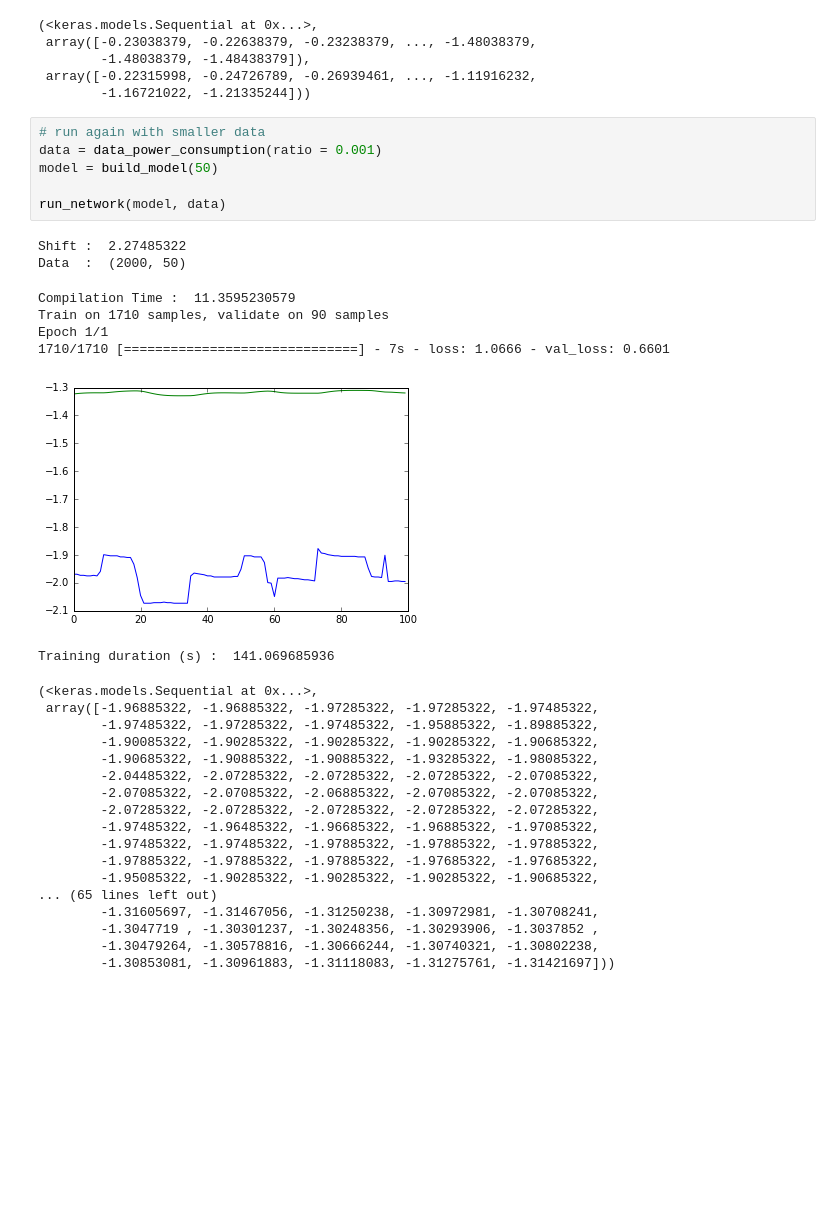
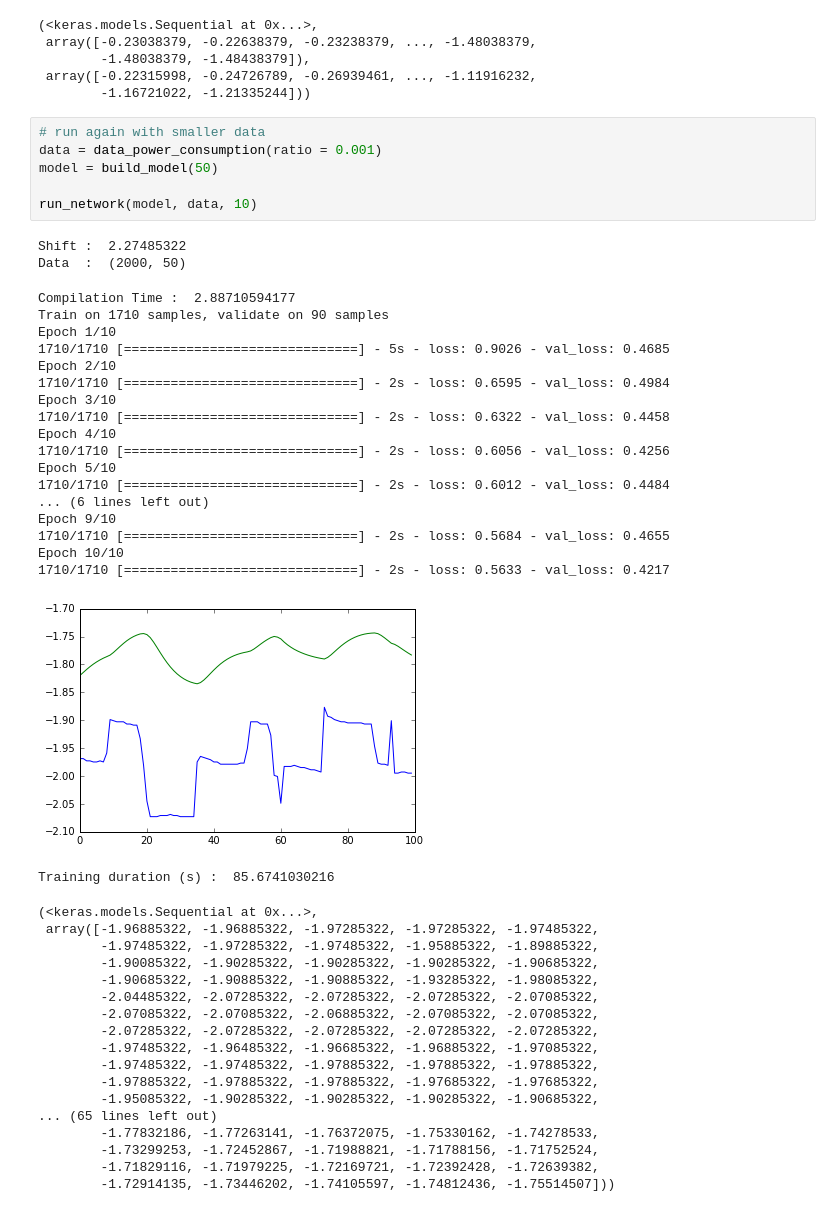
Before and after one commit to nqbao/ML-Journey, a Jupyter notebook: notebooks/Power consumption prediction.ipynb, the cells around one changed output. Saved outputs shown, nothing was run; the diff lists cells and outputs as text; blank space fills up the shorter version.

Commit message:
Power consumption: Rerunning with 10 epochs

```diff
--- a/notebooks/Power consumption prediction.ipynb
+++ b/notebooks/Power consumption prediction.ipynb
@@ -145,18 +145,31 @@ Training duration (s) :  141.325792789
 # %%
 # run again with smaller data
 data = data_power_consumption(ratio = 0.001)
 model = build_model(50)
 
-run_network(model, data)
+run_network(model, data, 10)
 # %% [output]
 Shift :  2.27485322
 Data  :  (2000, 50)
-Compilation Time :  11.3595230579
+Compilation Time :  2.88710594177
 Train on 1710 samples, validate on 90 samples
-Epoch 1/1
-1710/1710 [==============================] - 7s - loss: 1.0666 - val_loss: 0.6601
+Epoch 1/10
+1710/1710 [==============================] - 5s - loss: 0.9026 - val_loss: 0.4685
+Epoch 2/10
+1710/1710 [==============================] - 2s - loss: 0.6595 - val_loss: 0.4984
+Epoch 3/10
+1710/1710 [==============================] - 2s - loss: 0.6322 - val_loss: 0.4458
+Epoch 4/10
+1710/1710 [==============================] - 2s - loss: 0.6056 - val_loss: 0.4256
+Epoch 5/10
+1710/1710 [==============================] - 2s - loss: 0.6012 - val_loss: 0.4484
+... (6 lines left out)
+Epoch 9/10
+1710/1710 [==============================] - 2s - loss: 0.5684 - val_loss: 0.4655
+Epoch 10/10
+1710/1710 [==============================] - 2s - loss: 0.5633 - val_loss: 0.4217
-[figure, old version]
+[figure, new version]
-Training duration (s) :  141.069685936
+Training duration (s) :  85.6741030216
 (<keras.models.Sequential at 0x...>,
  array([-1.96885322, -1.96885322, -1.97285322, -1.97285322, -1.97485322,
         -1.97485322, -1.97285322, -1.97485322, -1.95885322, -1.89885322,
@@ -170,7 +183,7 @@ Training duration (s) :  141.069685936
         -1.97885322, -1.97885322, -1.97885322, -1.97685322, -1.97685322,
         -1.95085322, -1.90285322, -1.90285322, -1.90285322, -1.90685322,
 ... (65 lines left out)
-        -1.31605697, -1.31467056, -1.31250238, -1.30972981, -1.30708241,
-        -1.3047719 , -1.30301237, -1.30248356, -1.30293906, -1.3037852 ,
-        -1.30479264, -1.30578816, -1.30666244, -1.30740321, -1.30802238,
-        -1.30853081, -1.30961883, -1.31118083, -1.31275761, -1.31421697]))
+        -1.77832186, -1.77263141, -1.76372075, -1.75330162, -1.74278533,
+        -1.73299253, -1.72452867, -1.71988821, -1.71788156, -1.71752524,
+        -1.71829116, -1.71979225, -1.72169721, -1.72392428, -1.72639382,
+        -1.72914135, -1.73446202, -1.74105597, -1.74812436, -1.75514507]))
```
